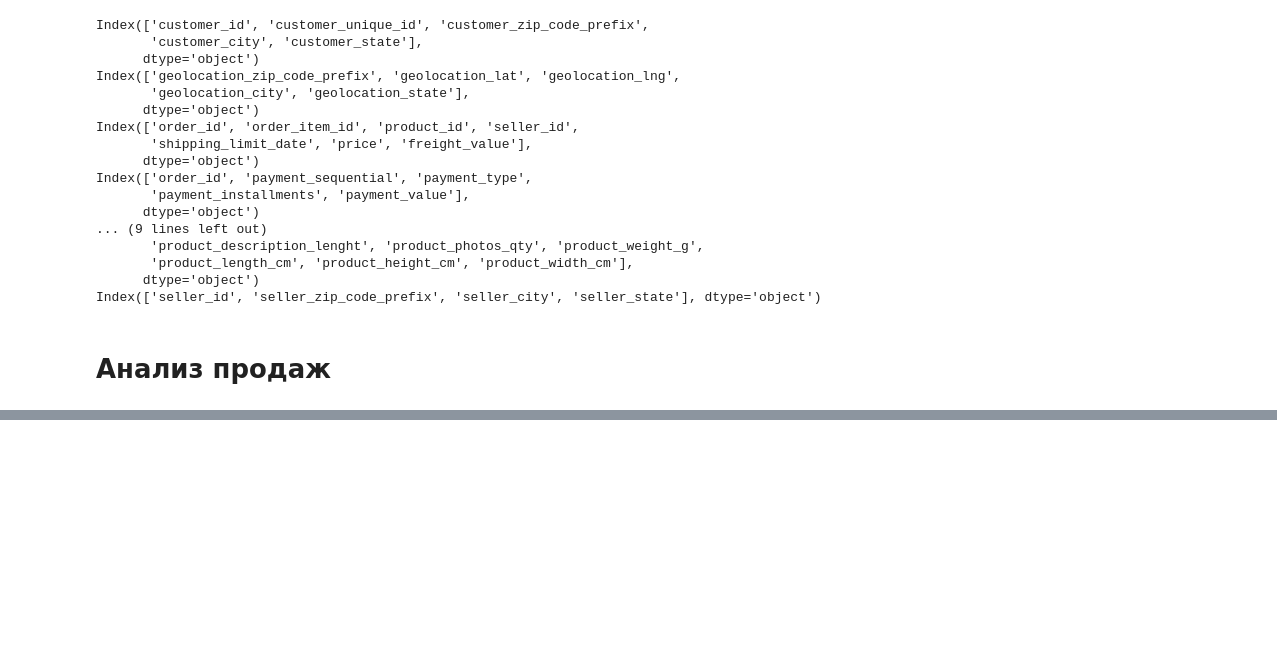
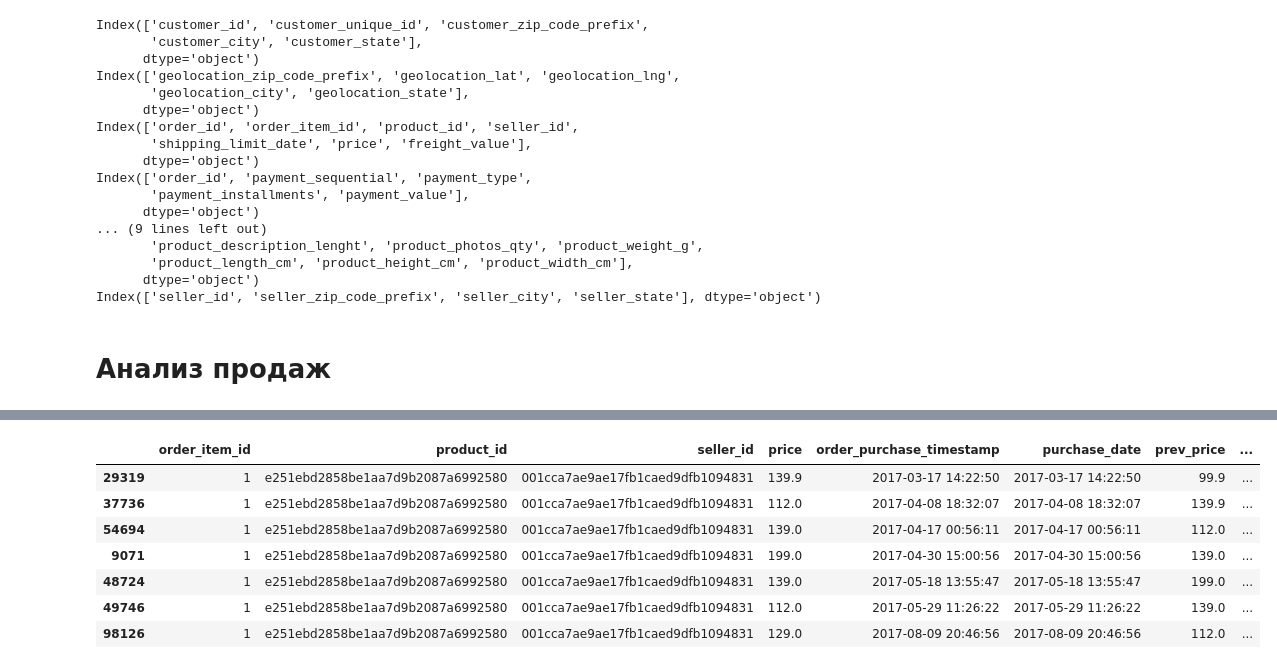
Before and after one commit to aliakseizvertouski/olist, a Jupyter notebook: olist_fin.ipynb, the cells around one changed output, grey strips where cells are left out. Drawn from its saved outputs; the diff is of its cells as text; code cells hidden in the pictures; blank space fills up the shorter version.

```diff
--- a/olist_fin.ipynb
+++ b/olist_fin.ipynb
@@ -108,6 +98,19 @@ df_prices
 # %%
+# df_prices = df_prices[df_prices['sales'] >= 3]
+
+target_product = 'e251ebd2858be1aa7d9b2087a6992580'
 target_seller = '001cca7ae9ae17fb1caed9dfb1094831'
-target_product = '08574b074924071f4e201e151b152b4e'
 
 target_seller_data = df_prices[df_prices['seller_id'] == target_seller]
 target_product_data = target_seller_data[target_seller_data['product_id'] == target_product]
+
+target_product_data
+# %% [output]
+|  | order_item_id | product_id | seller_id | price | order_purchase_timestamp | purchase_date | prev_price | ... |
+| 29319 | 1 | e251ebd2858be1aa7d9b2087a6992580 | 001cca7ae9ae17fb1caed9dfb1094831 | 139.9 | 2017-03-17 14:22:50 | 2017-03-17 14:22:50 | 99.9 | ... |
+| 37736 | 1 | e251ebd2858be1aa7d9b2087a6992580 | 001cca7ae9ae17fb1caed9dfb1094831 | 112.0 | 2017-04-08 18:32:07 | 2017-04-08 18:32:07 | 139.9 | ... |
+| 54694 | 1 | e251ebd2858be1aa7d9b2087a6992580 | 001cca7ae9ae17fb1caed9dfb1094831 | 139.0 | 2017-04-17 00:56:11 | 2017-04-17 00:56:11 | 112.0 | ... |
+| 9071 | 1 | e251ebd2858be1aa7d9b2087a6992580 | 001cca7ae9ae17fb1caed9dfb1094831 | 199.0 | 2017-04-30 15:00:56 | 2017-04-30 15:00:56 | 139.0 | ... |
+| 48724 | 1 | e251ebd2858be1aa7d9b2087a6992580 | 001cca7ae9ae17fb1caed9dfb1094831 | 139.0 | 2017-05-18 13:55:47 | 2017-05-18 13:55:47 | 199.0 | ... |
+| 49746 | 1 | e251ebd2858be1aa7d9b2087a6992580 | 001cca7ae9ae17fb1caed9dfb1094831 | 112.0 | 2017-05-29 11:26:22 | 2017-05-29 11:26:22 | 139.0 | ... |
+| 98126 | 1 | e251ebd2858be1aa7d9b2087a6992580 | 001cca7ae9ae17fb1caed9dfb1094831 | 129.0 | 2017-08-09 20:46:56 | 2017-08-09 20:46:56 | 112.0 | ... |
```
Also changed, not shown: parts of 4 cells of this notebook.
